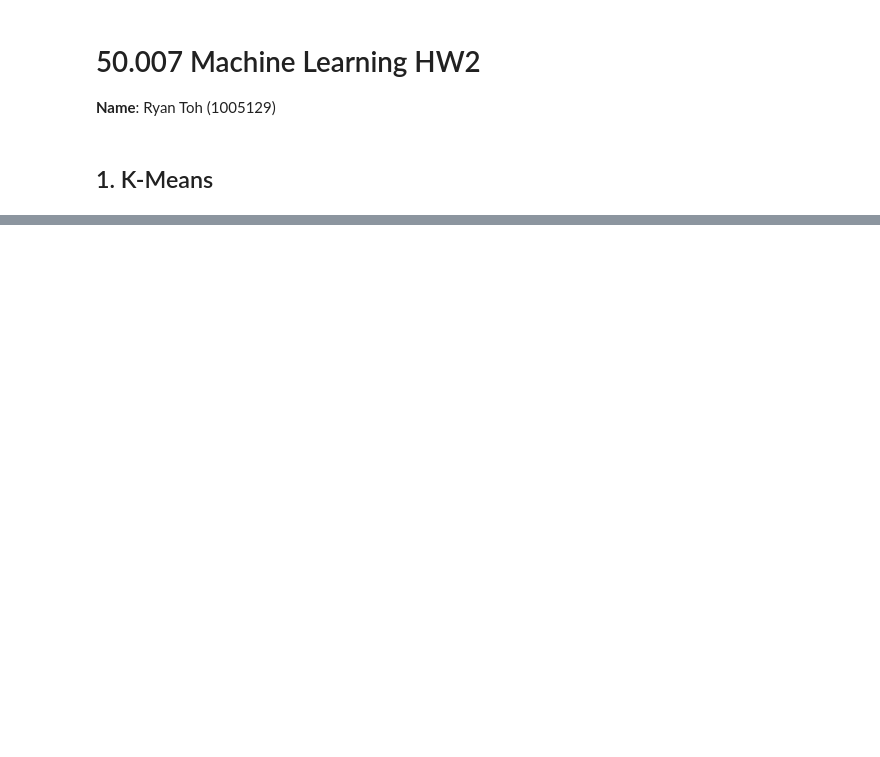
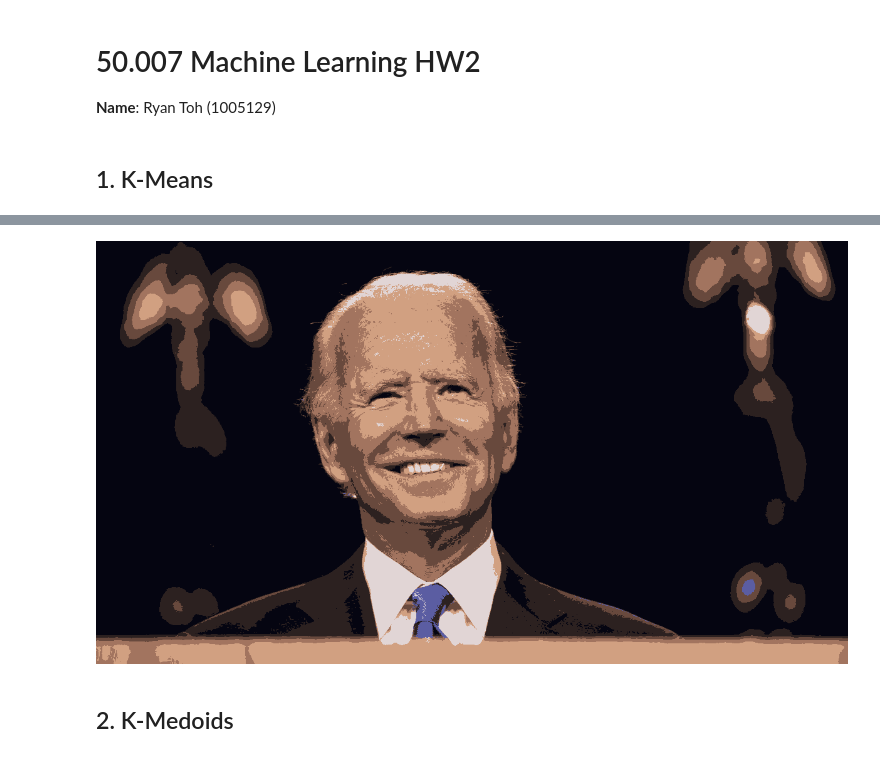
Before and after one commit to Rye123/50007-machine-learning, a Jupyter notebook: hw2/HW2.ipynb, the cells around one changed output, grey strips where cells are left out. Drawn from its saved outputs; the diff is of its cells as text; code cells hidden in the pictures; blank space fills up the shorter version.

```diff
--- a/hw2/HW2.ipynb
+++ b/hw2/HW2.ipynb
@@ -146,0 +176,34 @@ def k_means_algo(data: np.ndarray, cluster_count: int, initial_centroids: List[n
+# %%
+new_data = data.copy()
+def get_nearest_centroid(point: np.ndarray, centroids: List[np.ndarray]) -> np.ndarray:
+    """
+    Returns the nearest centroid.
+    """
+    smallest_centroid_i = len(centroids)
+    smallest_distance = np.infty
+    for i in range(len(centroids)):
+        centroid = centroids[i]
+        distance = get_euclidean_distance(point, centroid)
+        if distance < smallest_distance:
+            smallest_distance = distance
+            smallest_centroid_i = i
+            if smallest_distance == 0:
+                break
+    return centroids[smallest_centroid_i]
+
+with Image.open("./data/1/hw2_img.jpg") as im:
+    size = im.size
+    im.convert("RGB")
+    old_data = np.asarray(im.getdata(), dtype=np.float32)
+    new_data = []
+    for i in range(len(old_data)):
+        numpy_value = get_nearest_centroid(old_data[i], centroids)
+        # type of the values here are numpy values -- not accepted by pillow
+        # need to convert
+        new_data.append(tuple([int(val) for val in numpy_value]))
+    im.putdata(new_data)
+    display(im)
+# %% [output]
+[figure, added]
+# %% [markdown]
+## 2. K-Medoids
```
Also changed, not shown: parts of 13 cells of this notebook.
